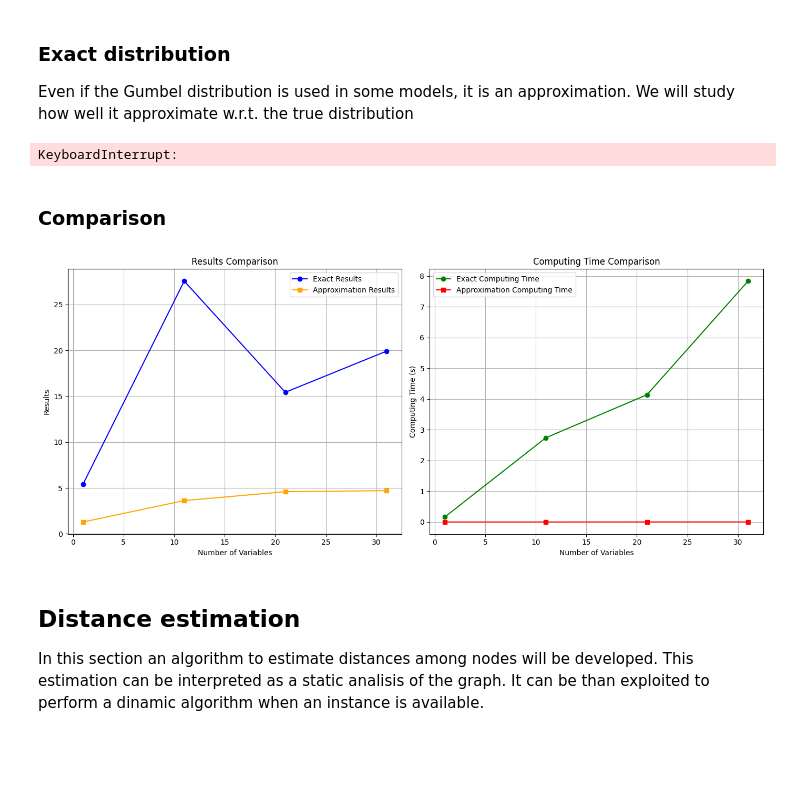
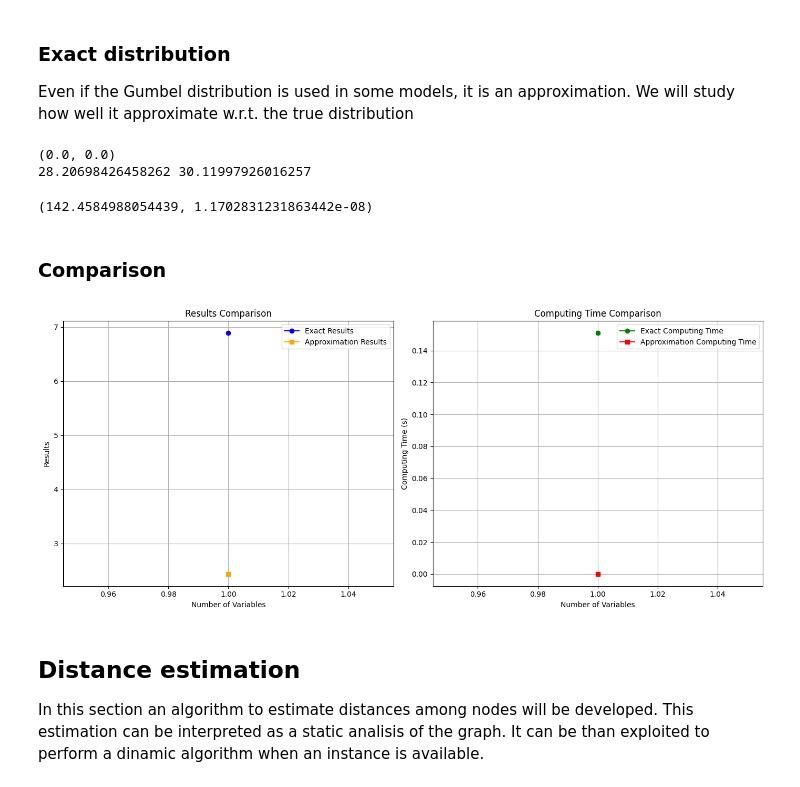
Before and after one commit to Mark55X/LearningFromNetworksProject, a Jupyter notebook: code/notebooks/project.ipynb, the cells around one changed output. Drawn from its saved outputs; the diff is of its cells as text; code cells hidden in the pictures; blank space fills up the shorter version.

Commit message:
LFN boost exact

```diff
--- a/code/notebooks/project.ipynb
+++ b/code/notebooks/project.ipynb
@@ -226,17 +260,24 @@ class MAX:
 # %%
-mx = MAX([RandomWeight(np.random.uniform(1,4), np.random.uniform(0.1,0.4)) for i in range(1000)])
+random_v = [RandomWeight(np.random.uniform(10,30), np.random.uniform(0.1,0.4)) for i in range(10)]
+mx = MAX(random_v)
+print(mx.get_expectation())
 
-result, error = mx.get_expectation()
+# result, error = mx.get_expectation()
 
-print(f"Numerical integration result: {result}")
-print(f"Estimated error: {error}")
+# print(f"Numerical integration result: {result}")
+# print(f"Estimated error: {error}")
+
+m = BoostMAX(random_v, 0.0003, 6)
+m.get_expectation()
 # %% [output]
-KeyboardInterrupt:
+(0.0, 0.0)
+28.20698426458262 30.11997926016257
+(142.4584988054439, 1.1702831231863442e-08)
 # %% [markdown]
 ### Comparison
 # %%
 start = 1
-max_variables = 40
+max_variables = 2
 step = 10
 
 exact_results = []
@@ -249,44 +290,45 @@ n_variables = range(start, max_variables, step)
 
 for n_variable in n_variables:
 
+    random_vars = [RandomWeight(np.random.uniform(1,4), np.random.uniform(0.1,0.4)) for i in range(n_variable)]
+
     start_time = time.time()
-    random_vars = [RandomWeight(np.random.uniform(1,4), np.random.uniform(0.1,0.4)) for i in range(n_variable)]
     mx = MAX(random_vars)
     result, error = mx.get_expectation()
     exact_results.append(result)
     exact_computing_time.append(time.time() - start_time)
 
     start_time = time.time()
-    mx = GUMB([RandomWeight(np.random.uniform(1,4), np.random.uniform(0.1,0.4)) for i in range(n_variable)])
+    mx = GUMB(random_vars)
     approximation_results.append(mx.expectation)
     approximation_computing_time.append(time.time() - start_time)
 
 
 
 fig, axes = plt.subplots(1, 2, figsize=(14, 6))
 
 # exact_results e approximation_results
 axes[0].plot(n_variables, exact_results, label='Exact Results', color='blue', marker='o')
 axes[0].plot(n_variables, approximation_results, label='Approximation Results', color='orange', marker='s')
 axes[0].set_title('Results Comparison')
 axes[0].set_xlabel('Number of Variables')
 axes[0].set_ylabel('Results')
 axes[0].legend()
 axes[0].grid(True)
 
 # exact_computing_time e approximation_computing_time
 axes[1].plot(n_variables, exact_computing_time, label='Exact Computing Time', color='green', marker='o')
 axes[1].plot(n_variables, approximation_computing_time, label='Approximation Computing Time', color='red', marker='s')
 axes[1].set_title('Computing Time Comparison')
 axes[1].set_xlabel('Number of Variables')
 axes[1].set_ylabel('Computing Time (s)')
 axes[1].legend()
 axes[1].grid(True)
 # print
 plt.tight_layout()
 plt.show()
 # %% [output]
-[figure, old version]
+[figure, new version]
 # %% [markdown]
 ## Distance estimation
 In this section an algorithm to estimate distances among nodes will be developed. This estimation can be interpreted as a static analisis of the graph. It can be than exploited to perform a dinamic algorithm when an instance is available.
```
Also changed, not shown: parts of 9 cells of this notebook, 1 other file.
